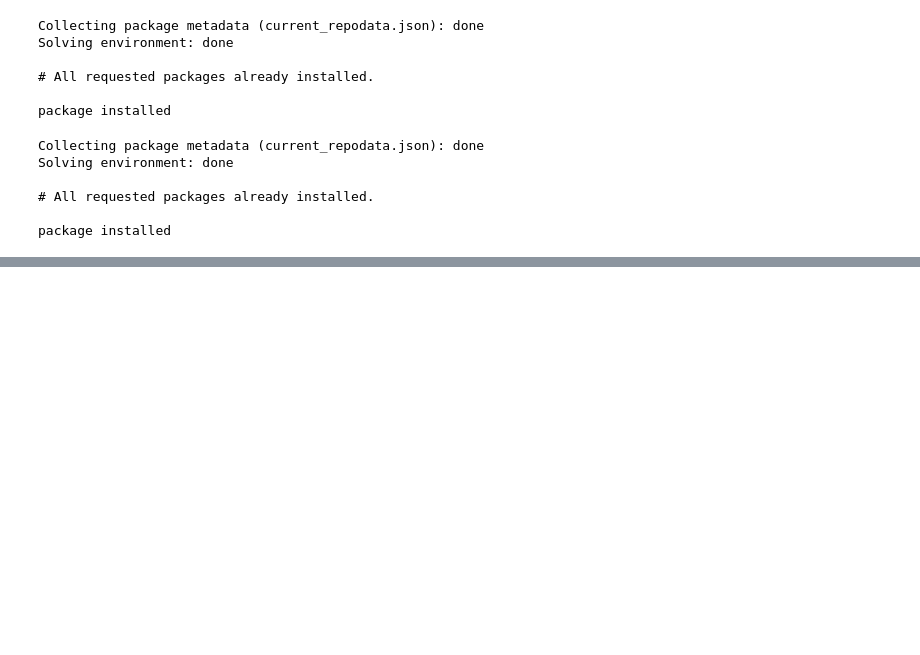
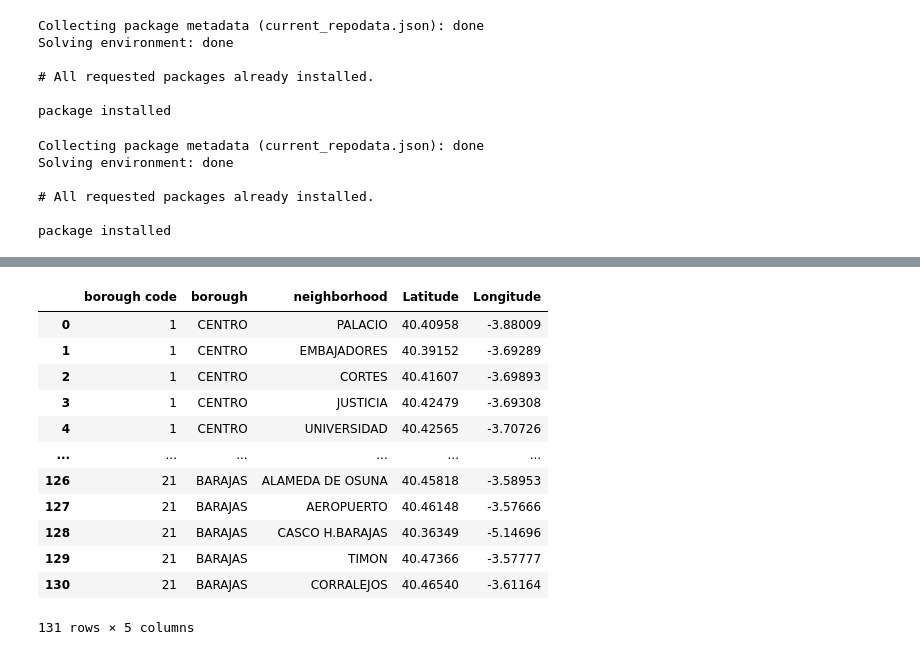
Before and after one commit to Rafa-SP/Battle-of-the-neighborhoods-Madrid, a Jupyter notebook: Battle-of-the-neighborhoods-madrid.ipynb, the cells around one changed output, grey strips where cells are left out. Cells and saved outputs as stored; diff of their text form; code cells hidden in the pictures; blank space fills up the shorter version.

```diff
--- a/Battle-of-the-neighborhoods-madrid.ipynb
+++ b/Battle-of-the-neighborhoods-madrid.ipynb
@@ -81,0 +125,23 @@ boroughs.head()
+# %%
+# call for arcgis to assess the coordinates for each Neighborhood
+for i in range(0, len(boroughs_mad)):
+    dir = boroughs_mad.iloc[i,2] + ', ' + boroughs_mad.iloc[i,1] + ', madrid, españa'  # "Neighborhood, Borough, 'madrid', 'españa'"
+    g = geocoder.arcgis(dir)
+    boroughs_mad.iloc[i,3] = g.latlng[0]
+    boroughs_mad.iloc[i,4] = g.latlng[1]
+
+boroughs_mad
+# %% [output]
+|  | borough code | borough | neighborhood | Latitude | Longitude |
+| 0 | 1 | CENTRO | PALACIO | 40.40958 | -3.88009 |
+| 1 | 1 | CENTRO | EMBAJADORES | 40.39152 | -3.69289 |
+| 2 | 1 | CENTRO | CORTES | 40.41607 | -3.69893 |
+| 3 | 1 | CENTRO | JUSTICIA | 40.42479 | -3.69308 |
+| 4 | 1 | CENTRO | UNIVERSIDAD | 40.42565 | -3.70726 |
+| ... | ... | ... | ... | ... | ... |
+| 126 | 21 | BARAJAS | ALAMEDA DE OSUNA | 40.45818 | -3.58953 |
+| 127 | 21 | BARAJAS | AEROPUERTO | 40.46148 | -3.57666 |
+| 128 | 21 | BARAJAS | CASCO H.BARAJAS | 40.36349 | -5.14696 |
+| 129 | 21 | BARAJAS | TIMON | 40.47366 | -3.57777 |
+| 130 | 21 | BARAJAS | CORRALEJOS | 40.46540 | -3.61164 |
+131 rows × 5 columns
```
Also changed, not shown: parts of 8 cells of this notebook, 1 other file.
